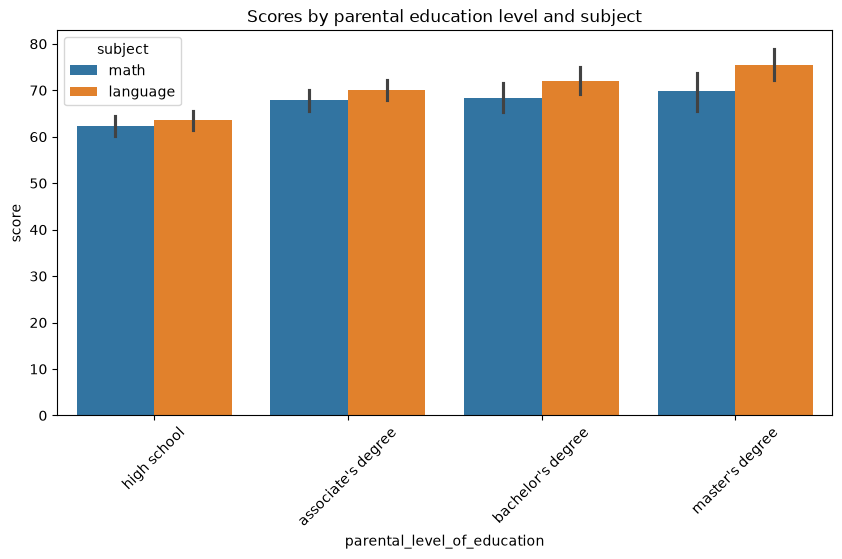
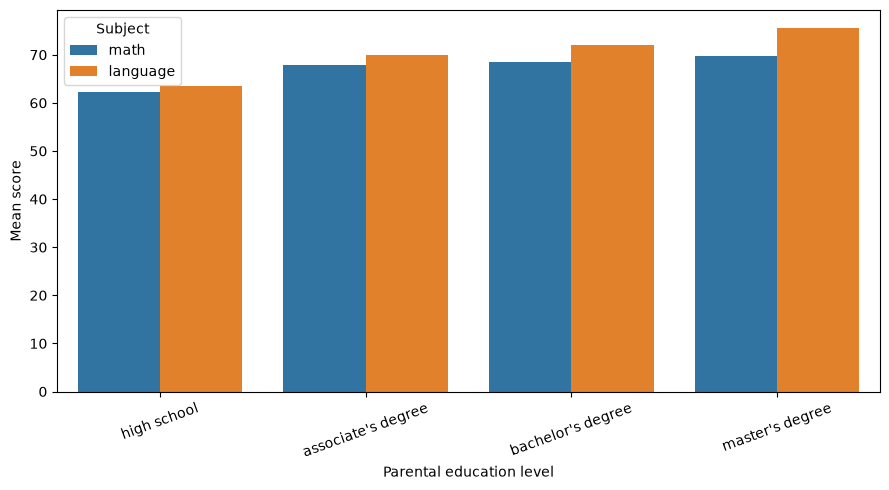
The change to this notebook cell's code, shown as a diff; its figure went from the first image to the second:
--- before
+++ after
@@ -1,5 +1,24 @@
-plt.figure(figsize=(10,5))
-sns.barplot(data=df, x="parental_level_of_education", y="score", hue="subject", estimator=np.mean)
-plt.xticks(rotation=45)
-plt.title("Scores by parental education level and subject")
+education_order = [
+    "high school",
+    "associate's degree",
+    "bachelor's degree",
+    "master's degree"
+]
+
+plt.figure(figsize=(9, 5))
+sns.barplot(
+    data=df,
+    x="parental_level_of_education",
+    y="score",
+    hue="subject",
+    order=education_order,
+    estimator=np.mean,
+    errorbar=None
+)
+
+plt.xlabel("Parental education level")
+plt.ylabel("Mean score")
+plt.xticks(rotation=20)
+plt.legend(title="Subject")
+plt.tight_layout()
 plt.show()

Commit: Adjusting ANOVA for average scores and saving figures for report